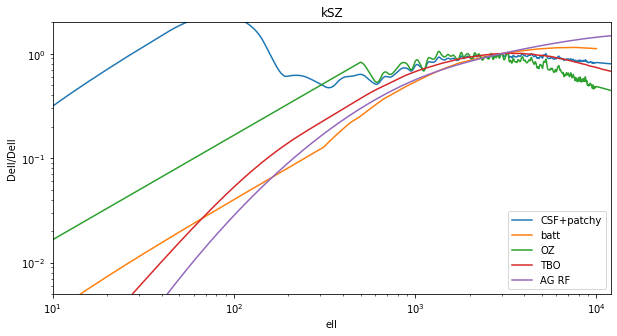
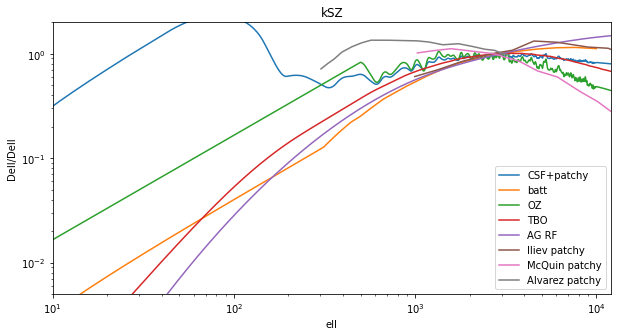
The change to this notebook cell's code, shown as a diff; its figure went from the first image to the second:
--- before
+++ after
@@ -21,4 +21,13 @@
 plt.plot(tbo_ell, tbo_dell/tbo_dell[3000], label="TBO")
 plt.plot(ag_ell, ag_dell/ag_dell[3000], label="AG RF")
+
+plt.plot(ili_ell,ili_dell/ili_dell[3], label="Iliev patchy")
+plt.plot(mac_ell,mac_dell/mac_dell[3], label="McQuin patchy")
+plt.plot(alv_ell,alv_dell/alv_dell[16], label="Alvarez patchy")
+
+
+
+
+
 plt.legend()
 plt.xlabel("ell")

Commit: update with more templates